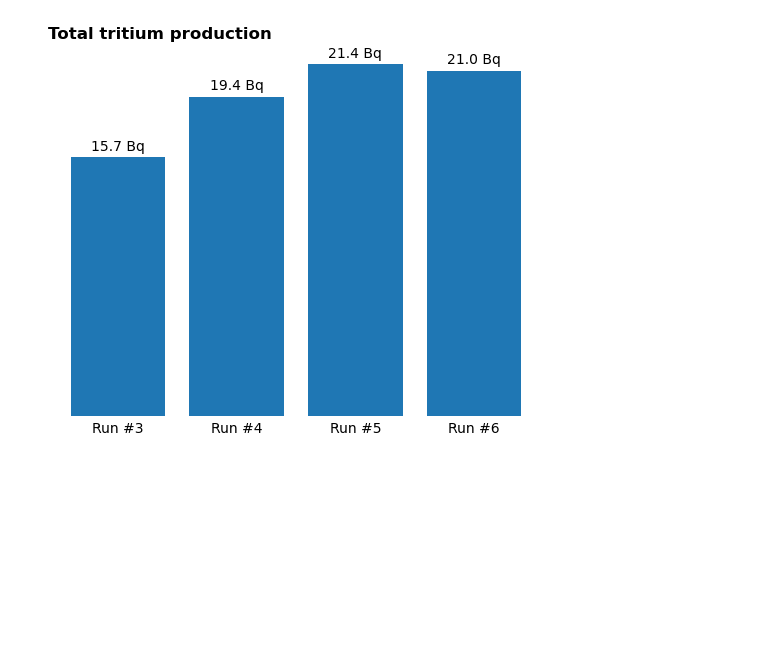
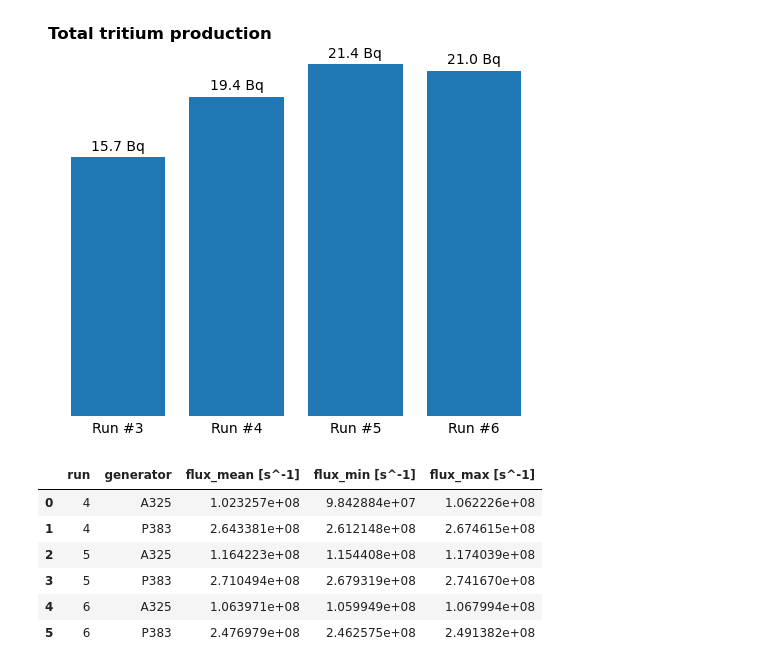
Before and after one commit to LIBRA-project/insights-from-BABY-experiment-paper, a Jupyter notebook: tritium/compare_runs.ipynb, the cells around one changed output. Saved outputs shown, nothing was run; the diff lists cells and outputs as text; code cells hidden in the pictures; blank space fills up the shorter version.

Commit message:
write foild data to csv and read it in compare runs

```diff
--- a/tritium/compare_runs.ipynb
+++ b/tritium/compare_runs.ipynb
@@ -149,3 +149,22 @@ plt.savefig("total_tritium_production.pdf")
 plt.savefig("total_tritium_production.svg")
 # %% [output]
 [figure]
+# %%
+
+# read from csv file
+
+filename = "../neutron_detection/activation_foils/neutron_rates.csv"
+
+import pandas as pd
+import pint_pandas
+
+df = pd.read_csv(filename)
+df
+# %% [output]
+|  | run | generator | flux_mean [s^-1] | flux_min [s^-1] | flux_max [s^-1] |
+| 0 | 4 | A325 | 1.023257e+08 | 9.842884e+07 | 1.062226e+08 |
+| 1 | 4 | P383 | 2.643381e+08 | 2.612148e+08 | 2.674615e+08 |
+| 2 | 5 | A325 | 1.164223e+08 | 1.154408e+08 | 1.174039e+08 |
+| 3 | 5 | P383 | 2.710494e+08 | 2.679319e+08 | 2.741670e+08 |
+| 4 | 6 | A325 | 1.063971e+08 | 1.059949e+08 | 1.067994e+08 |
+| 5 | 6 | P383 | 2.476979e+08 | 2.462575e+08 | 2.491382e+08 |
```
Also changed, not shown: parts of 3 cells of this notebook, 1 other file.
